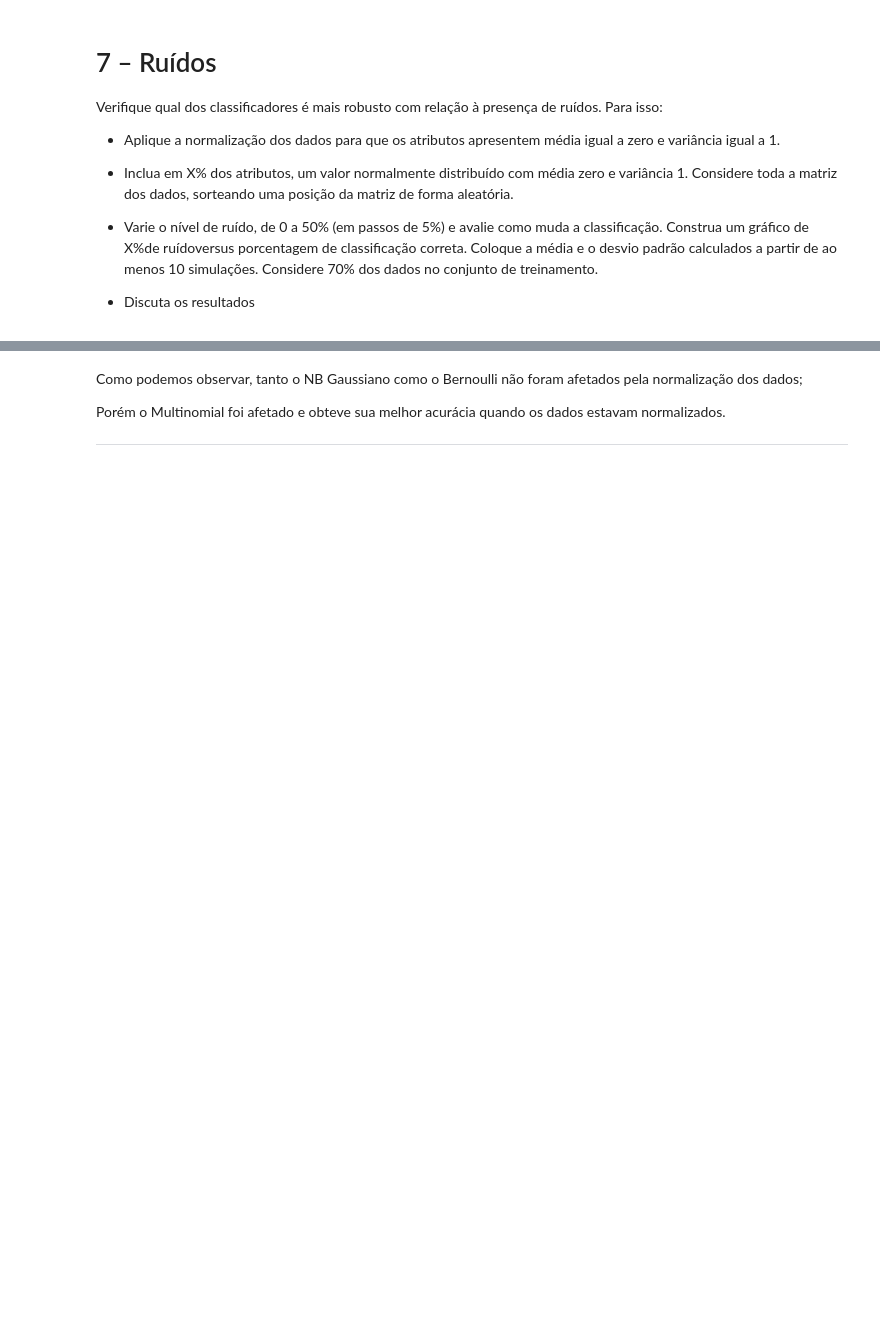
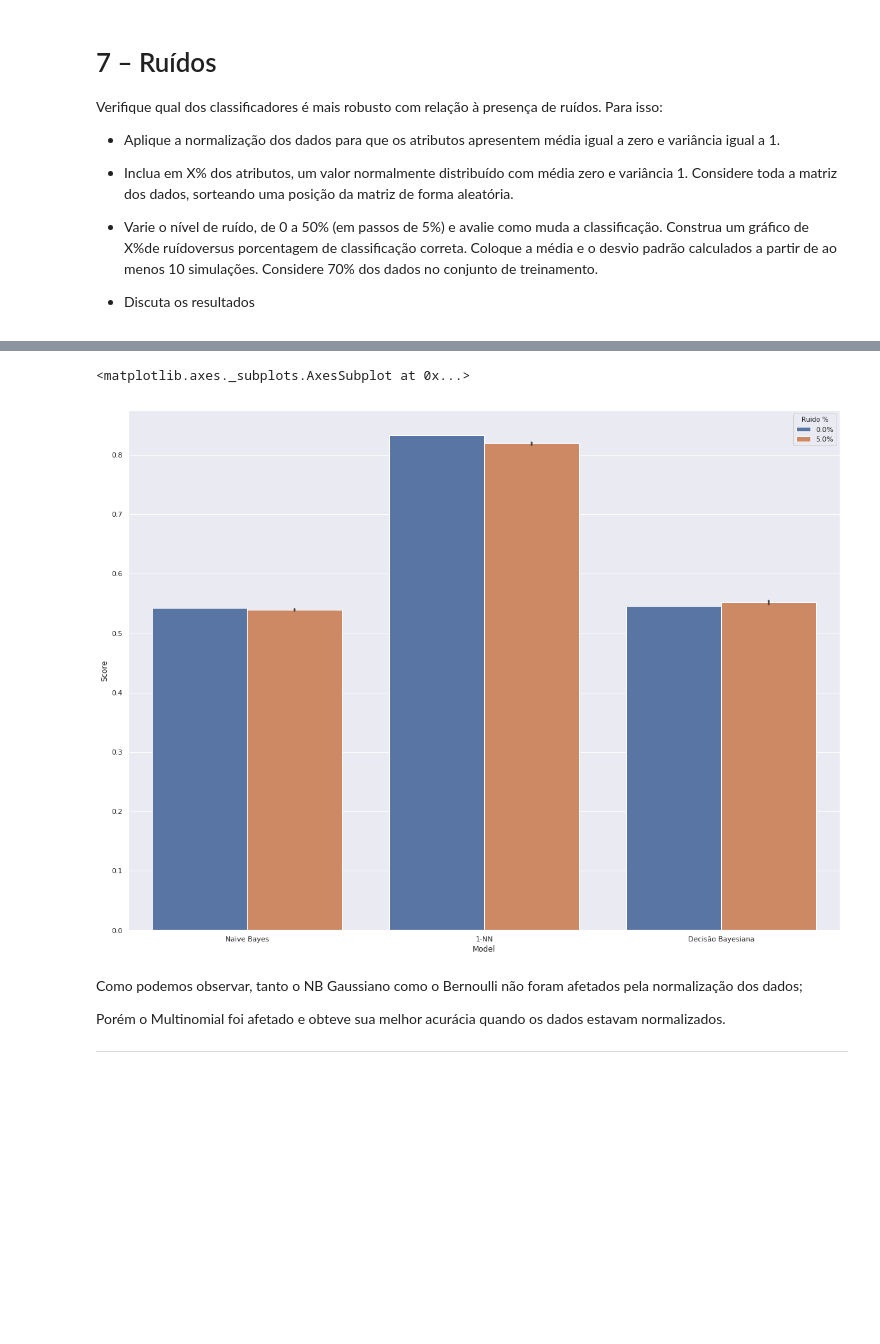
Before and after one commit to BrunoGomesCoelho/playing-pipeline, a Jupyter notebook: trabalho1.ipynb, the cells around one changed output, grey strips where cells are left out. Cells and saved outputs as stored; diff of their text form; code cells hidden in the pictures; blank space fills up the shorter version.

```diff
--- a/trabalho1.ipynb
+++ b/trabalho1.ipynb
@@ -433,3 +505,32 @@ Verifique qual dos classificadores é mais robusto com relação à presença de
 
 - Varie o nível de ruído, de 0 a 50% (em passos de 5%) e avalie como muda a classificação. Construa um gráfico de X%de ruídoversus porcentagem de classificação correta. Coloque a média e o desvio padrão calculados a partir de ao menos 10 simulações. Considere 70% dos dados no conjunto de treinamento.
 - Discuta os resultados
+# %%
+%%time
+scaled_x = scale(df.drop(columns="target"))
+noises = [x/100  for x in range(0, 51, 5)]
+
+df_cols = ["Score", "Model", "Ruido %"]
+all_results = pd.DataFrame(columns=cols)
+
+# Generate 70% of data for train
+val_idx = np.random.choice([False, True], size=len(df), p=[0.7, 0.3])
+repetitions = 10
+
+for noise in noises:
+    for i in range(repetitions):
+        new_scaled = scaled_x.copy()
+        amount = int(len(df)*noise)
+
+        # Find out witch rows and cols to index randomly
+        rows = np.random.randint(0, high=df.shape[0], size=amount)
+        cols = np.random.randint(0, high=df.shape[1]-1, size=amount)
+        # Generate random noise
+        noise_data = np.random.normal(loc=0, scale=1, size=amount)
+        # add random noise to data
+        new_scaled[rows, cols] = noise_data
+
+        all_results = all_results.append(run_models(new_scaled, df["target"],
+                                                    f"{100*noise}%", val_idx=val_idx,
+                                                   result_cols=df_cols),
+                                         ignore_index=True, sort=False)
@@ -436,3 +540,9 @@ Verifique qual dos classificadores é mais robusto com relação à presença de
+# %%
+plt.figure(figsize=(20, 15))
+sns.barplot(data=all_results, y="Score", x="Model", hue="Ruido %")
+# %% [output]
+<matplotlib.axes._subplots.AxesSubplot at 0x...>
+[figure, added]
 # %% [markdown]
 Como podemos observar, tanto o NB Gaussiano como o Bernoulli não foram afetados pela normalização dos dados;
 
```
Also changed, not shown: parts of 21 cells of this notebook.
